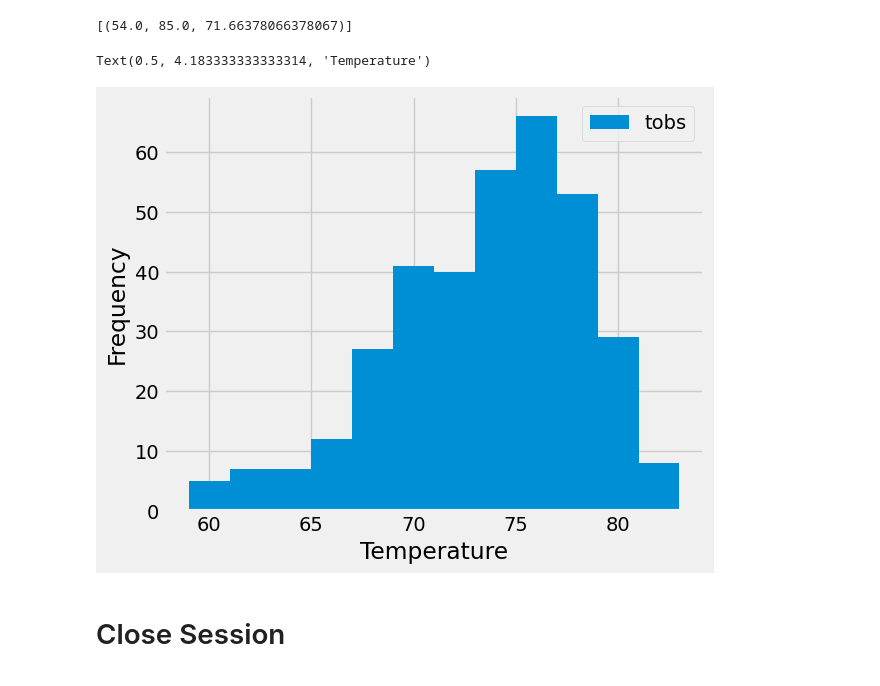
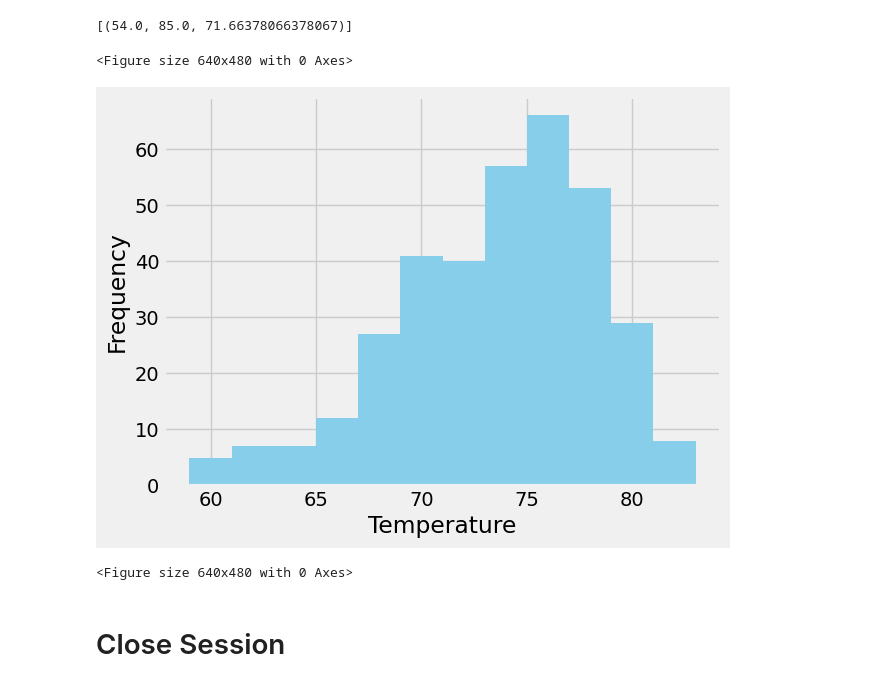
Before and after one commit to Amina-MAHFOUD/SQLAlchemy-Challenge, a Jupyter notebook: SurfsUp/climate_starter.ipynb, the cells around one changed output. Saved outputs shown, nothing was run; the diff lists cells and outputs as text; code cells hidden in the pictures.

```diff
--- a/SurfsUp/climate_starter.ipynb
+++ b/SurfsUp/climate_starter.ipynb
@@ -106,9 +114,23 @@ df_prec_scores.describe()
 # %%
 # Using the most active station id
 # Query the last 12 months of temperature observation data for this station and plot the results as a histogram
+most_active_station=session.query(Measurement.tobs).\
+   filter(Measurement.date >= "2016-08-23").\
+   filter(Measurement.station == "USC00519281").all()
+
+most_active_station
+len(most_active_station)
+temp=[m[0] for m in most_active_station]
+
+
+plt.hist(temp, bins=12, color="skyblue")
+plt.ylabel('Frequency')
+plt.xlabel('Temperature')
+plt.figure()
 # %% [output]
-Text(0.5, 4.183333333333314, 'Temperature')
+<Figure size 640x480 with 0 Axes>
-[figure, old version]
+[figure, new version]
+<Figure size 640x480 with 0 Axes>
 # %% [markdown]
 # Close Session
 # %%
```
Also changed, not shown: parts of 4 cells of this notebook.
